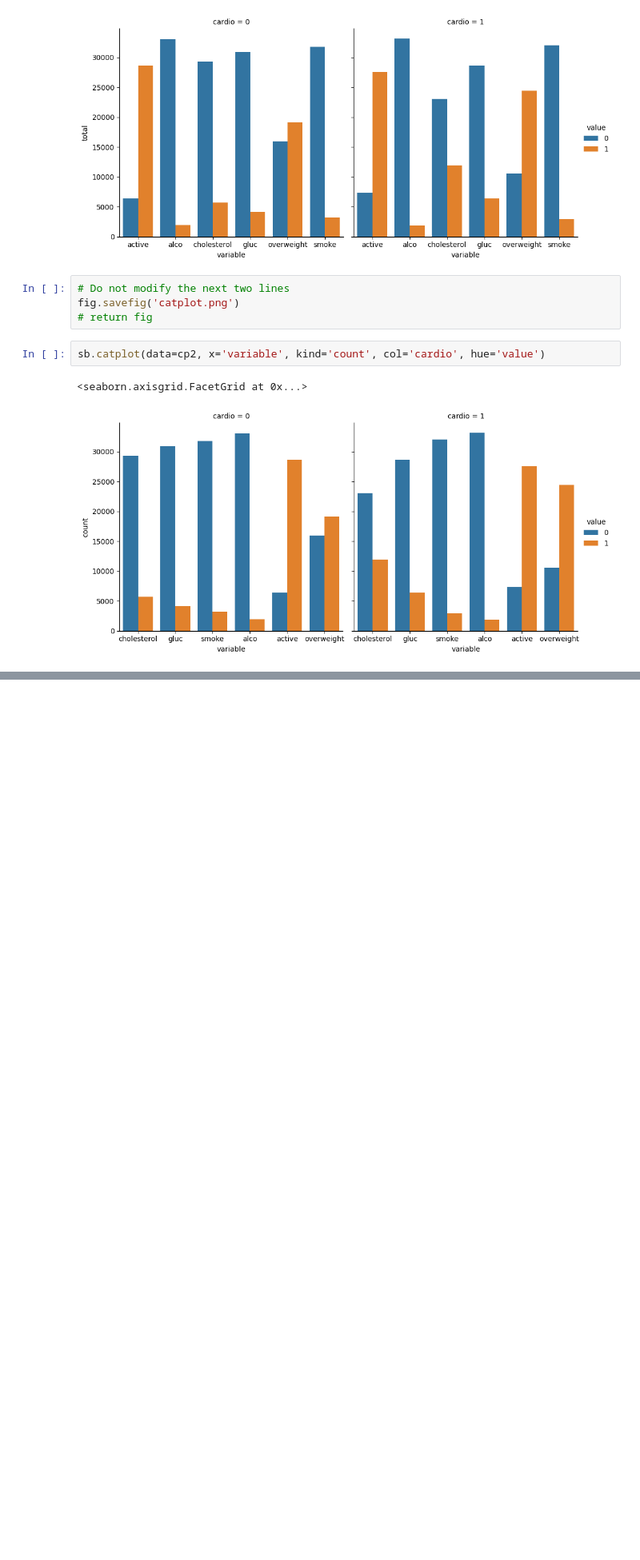
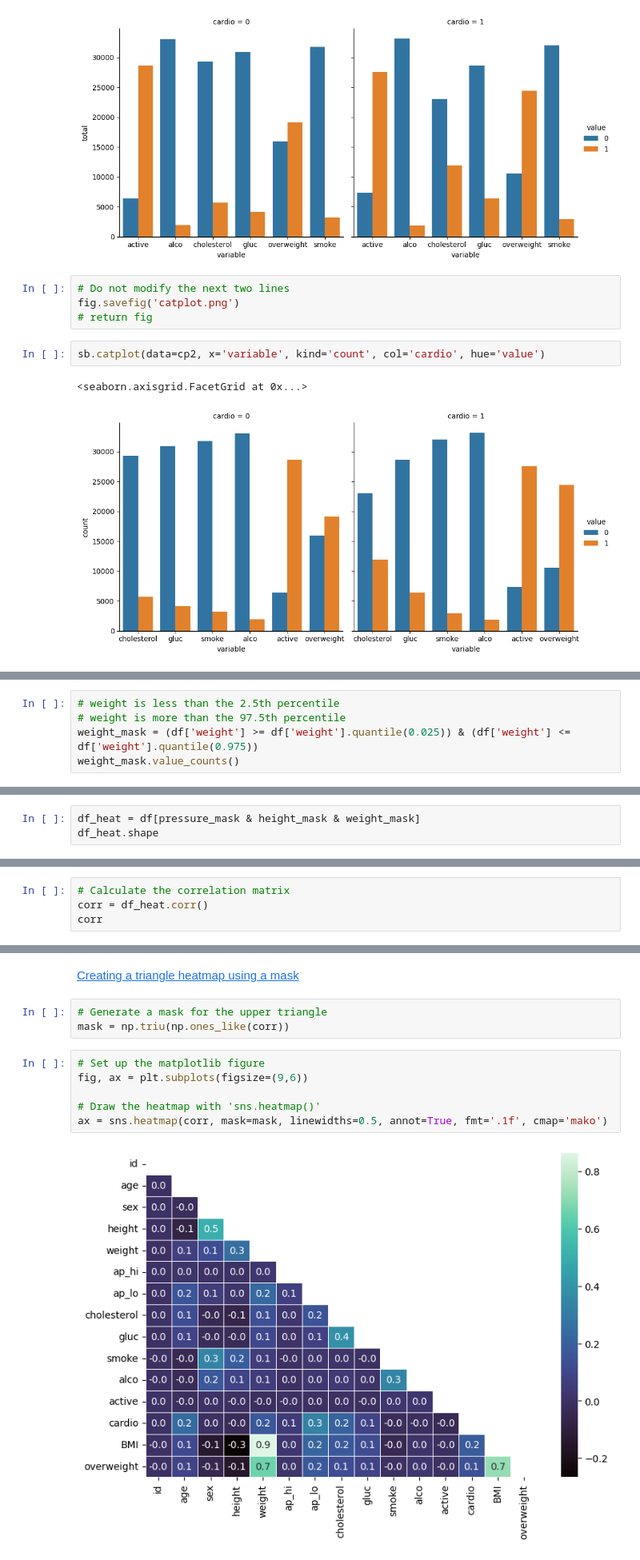
Before and after one commit to tmonks/fcc-medical-data-visualizer, a Jupyter notebook: dev.ipynb, the cells around one changed output, grey strips where cells are left out. Shown at 80% size. Drawn from its saved outputs; the diff is of its cells as text; blank space fills up the shorter version.

Commit message:
heatmap solved in Jupyter Notebook

```diff
--- a/dev.ipynb
+++ b/dev.ipynb
@@ -113,0 +111,5 @@ def draw_heat_map():
+# %%
+# weight is less than the 2.5th percentile
+# weight is more than the 97.5th percentile
+weight_mask = (df['weight'] >= df['weight'].quantile(0.025)) & (df['weight'] <= df['weight'].quantile(0.975))
+weight_mask.value_counts()
@@ -113,0 +124,3 @@ def draw_heat_map():
+# %%
+df_heat = df[pressure_mask & height_mask & weight_mask]
+df_heat.shape
@@ -113,0 +129,4 @@ def draw_heat_map():
+# %%
+# Calculate the correlation matrix
+corr = df_heat.corr()
+corr
@@ -113,0 +150,13 @@ def draw_heat_map():
+# %% [markdown]
+[Creating a triangle heatmap using a mask](https://www.geeksforgeeks.org/how-to-create-a-triangle-correlation-heatmap-in-seaborn-python/)
+# %%
+# Generate a mask for the upper triangle
+mask = np.triu(np.ones_like(corr))
+# %%
+# Set up the matplotlib figure
+fig, ax = plt.subplots(figsize=(9,6))
+
+# Draw the heatmap with 'sns.heatmap()'
+ax = sns.heatmap(corr, mask=mask, linewidths=0.5, annot=True, fmt='.1f', cmap='mako')
+# %% [output]
+[figure, added]
```
Also changed, not shown: parts of 8 cells of this notebook.
